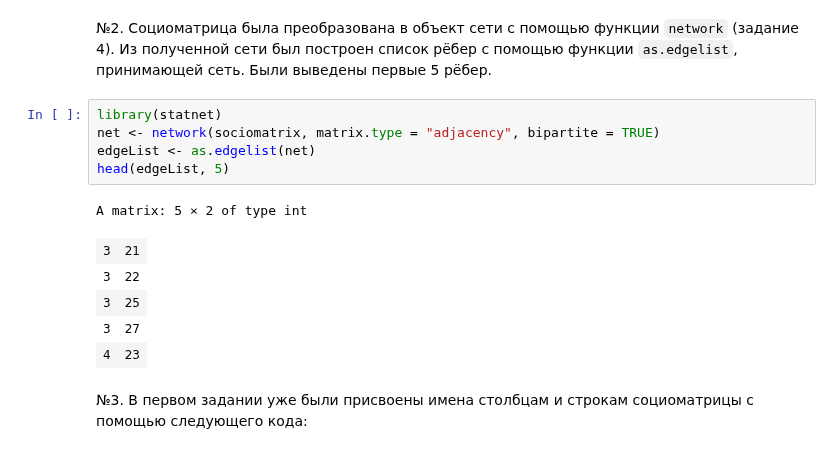
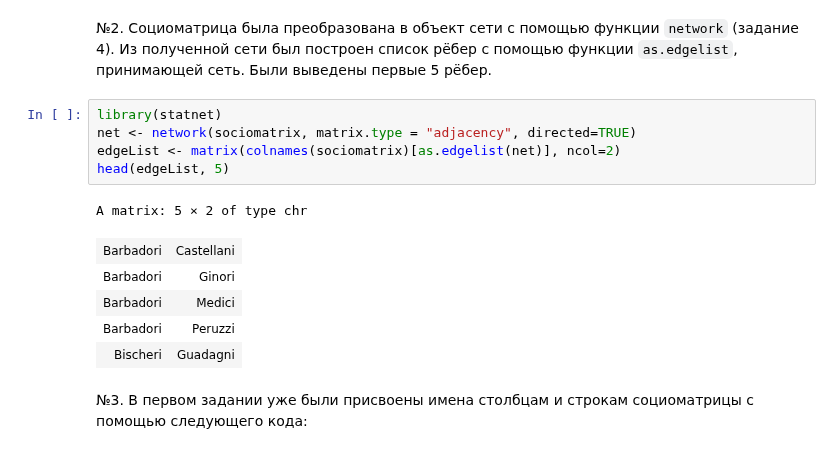
Before and after one commit to the-mvi/nta-2022, a Jupyter notebook: 0382_Afanasyev_NS/task1.ipynb, the cells around one changed output. Cells and saved outputs as stored; diff of their text form.

```diff
--- a/0382_Afanasyev_NS/task1.ipynb
+++ b/0382_Afanasyev_NS/task1.ipynb
@@ -154,16 +154,16 @@ A matrix: 16 × 16 of type int
 №2. Социоматрица была преобразована в объект сети с помощью функции `network` (задание 4). Из полученной сети был построен список рёбер с помощью функции `as.edgelist`, принимающей сеть. Были выведены первые 5 рёбер.
 # %%
 library(statnet)
-net <- network(sociomatrix, matrix.type = "adjacency", bipartite = TRUE)
-edgeList <- as.edgelist(net)
+net <- network(sociomatrix, matrix.type = "adjacency", directed=TRUE)
+edgeList <- matrix(colnames(sociomatrix)[as.edgelist(net)], ncol=2)
 head(edgeList, 5)
 # %% [output]
-A matrix: 5 × 2 of type int
+A matrix: 5 × 2 of type chr
-| 3 | 21 |
-| 3 | 22 |
-| 3 | 25 |
-| 3 | 27 |
-| 4 | 23 |
+| Barbadori | Castellani |
+| Barbadori | Ginori |
+| Barbadori | Medici |
+| Barbadori | Peruzzi |
+| Bischeri | Guadagni |
 # %% [markdown]
 №3. В первом задании уже были присвоены имена столбцам и строкам социоматрицы с помощью следующего кода:
 # %%
```
Also changed, not shown: parts of 6 cells of this notebook.
